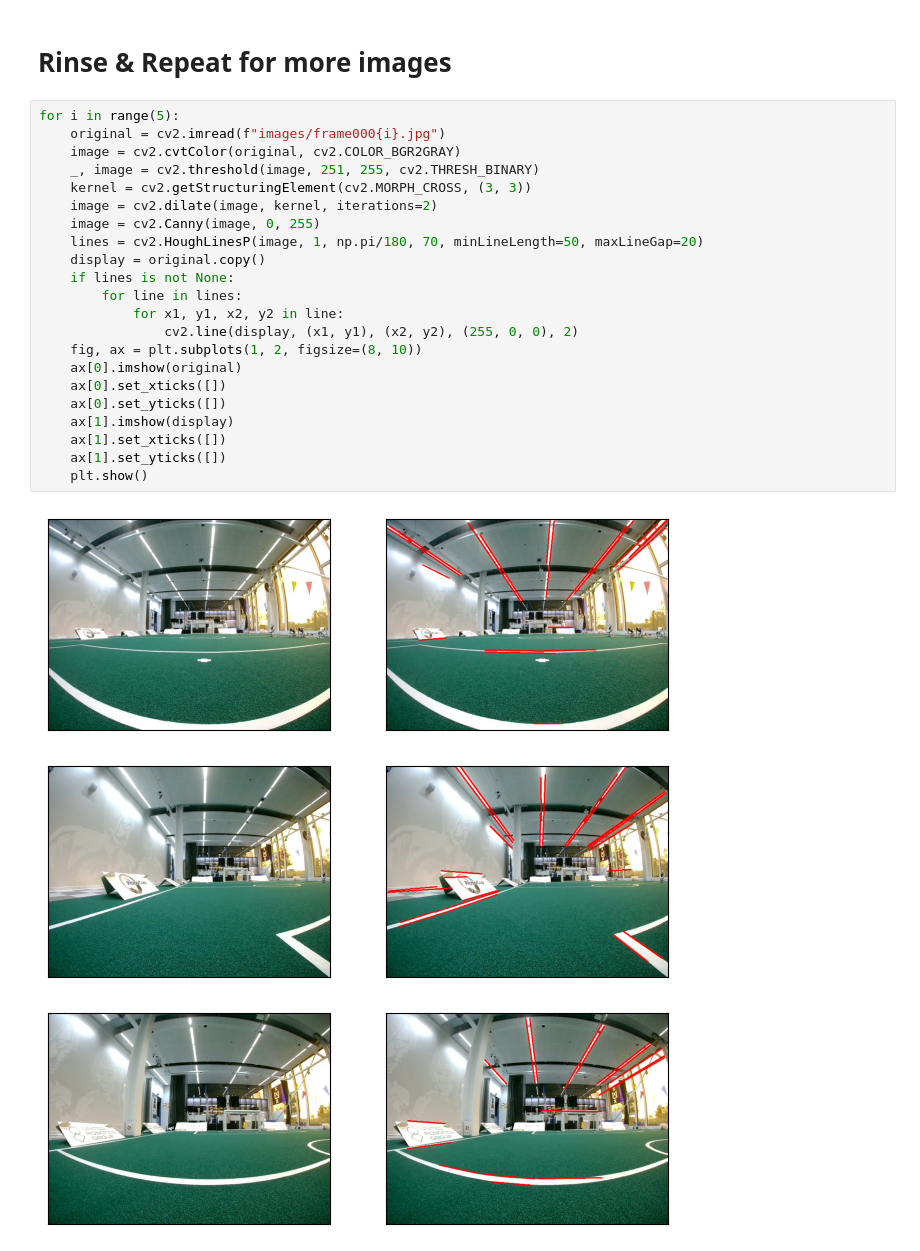
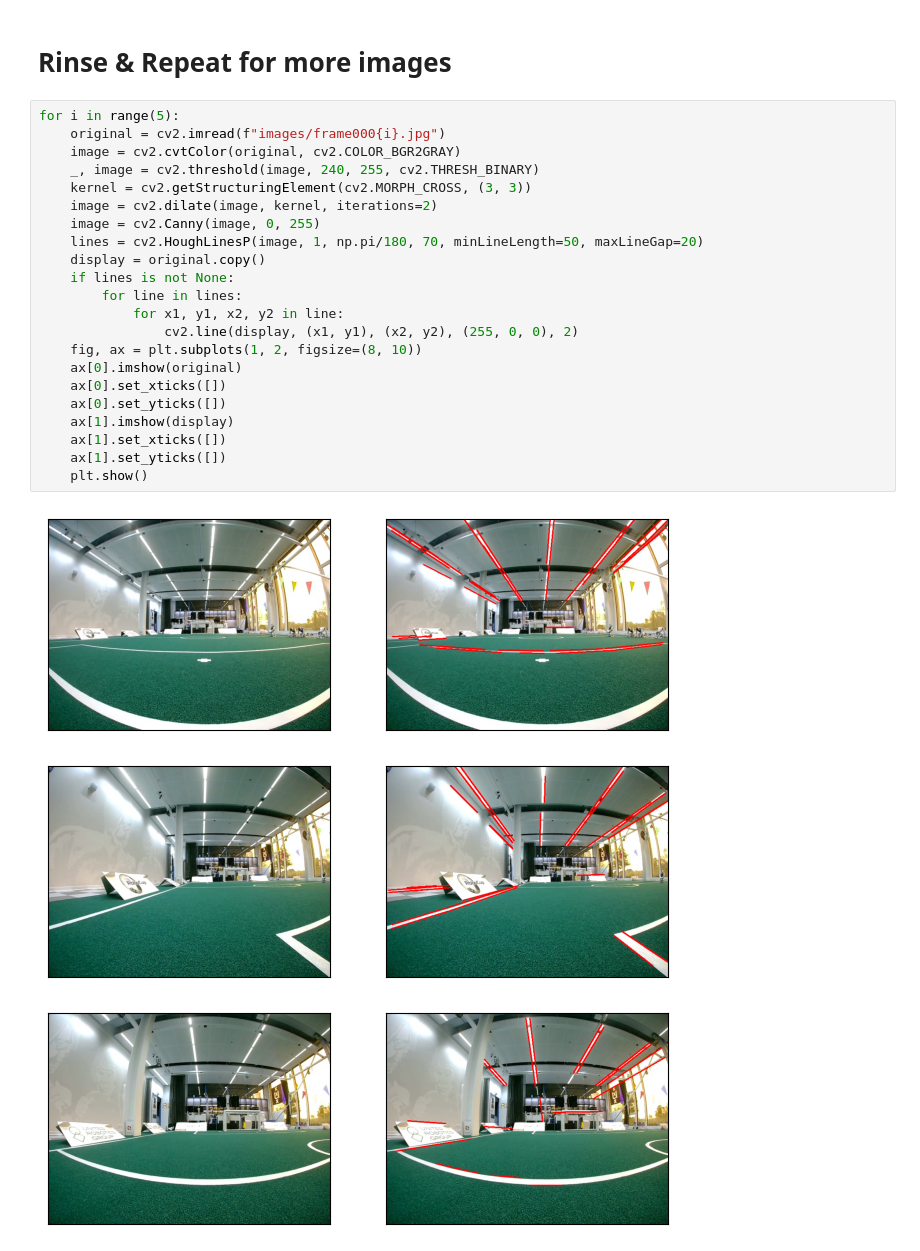
Before and after one commit to pvdklei/vfar_ws, a Jupyter notebook: Assignment 1/line_detection.ipynb, the cells around one changed output. Drawn from its saved outputs; the diff is of its cells as text.

```diff
--- a/Assignment 1/line_detection.ipynb
+++ b/Assignment 1/line_detection.ipynb
@@ -60,26 +60,26 @@ plt.show()
 # %%
 for i in range(5):
     original = cv2.imread(f"images/frame000{i}.jpg")
     image = cv2.cvtColor(original, cv2.COLOR_BGR2GRAY)
-    _, image = cv2.threshold(image, 251, 255, cv2.THRESH_BINARY)
+    _, image = cv2.threshold(image, 240, 255, cv2.THRESH_BINARY)
     kernel = cv2.getStructuringElement(cv2.MORPH_CROSS, (3, 3))
     image = cv2.dilate(image, kernel, iterations=2)
     image = cv2.Canny(image, 0, 255)
     lines = cv2.HoughLinesP(image, 1, np.pi/180, 70, minLineLength=50, maxLineGap=20)
     display = original.copy()
     if lines is not None:
         for line in lines:
             for x1, y1, x2, y2 in line:
                 cv2.line(display, (x1, y1), (x2, y2), (255, 0, 0), 2)
     fig, ax = plt.subplots(1, 2, figsize=(8, 10))
     ax[0].imshow(original)
     ax[0].set_xticks([])
     ax[0].set_yticks([])
     ax[1].imshow(display)
     ax[1].set_xticks([])
     ax[1].set_yticks([])
     plt.show()
 # %% [output]
-[figure, old version]
+[figure, new version]
-[figure, old version]
+[figure, new version]
-[figure, old version]
+[figure, new version]
```
Also changed, not shown: parts of 2 cells of this notebook, 13 other files.
